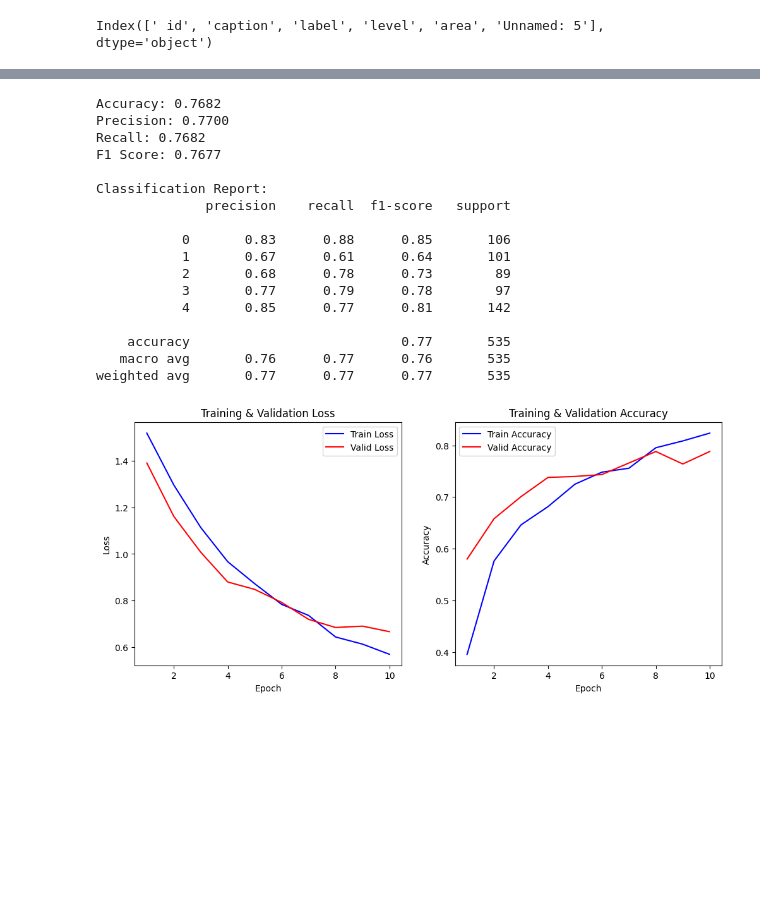
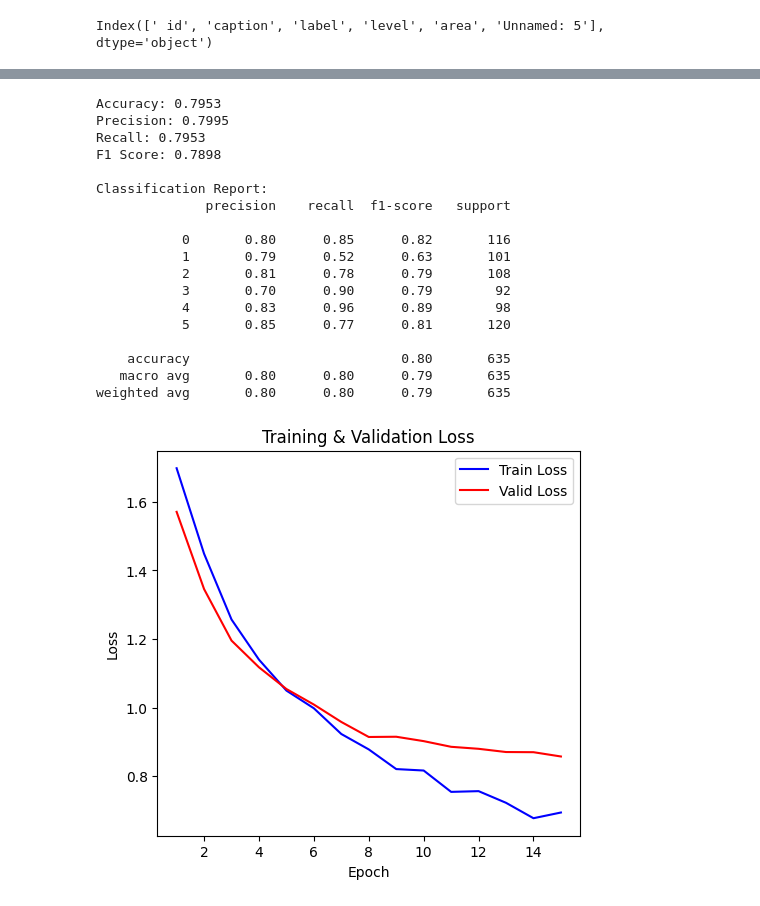
Before and after one commit to SanjidaPriya57/Multimodal_Disaster_Dataset_Bangla-MDDB, a Jupyter notebook: ViT_Multiclass_MDDB.ipynb, the cells around one changed output, grey strips where cells are left out. Saved outputs shown, nothing was run; the diff lists cells and outputs as text; code cells hidden in the pictures; blank space fills up the shorter version.

```diff
--- a/ViT_Multiclass_MDDB.ipynb
+++ b/ViT_Multiclass_MDDB.ipynb
@@ -116,7 +93,8 @@ class ImageDataset(Dataset):
             'cyclone': 1,
             'earthquake': 2,
             'river erosion': 3,
-            'anthropogenic': 4
+            'fire' : 4,
+            'anthropogenic': 5,
         }
 
     def __len__(self):
@@ -150,7 +128,7 @@ class ImageDataset(Dataset):
         image = Image.open(image_path).convert('RGB')
         image = self.image_transforms(image)
 
-        assert 0 <= label <= 4, f"Label {label} out of range"
+        assert 0 <= label <= 5, f"Label {label} out of range"
 
         return {
             'original_label': label,
@@ -220,6 +198,19 @@ test_dataset = ImageDataset(test_data, images_folder, valid_transforms)
 train_loader = DataLoader(train_dataset, batch_size=32, shuffle=True, num_workers=4)
 valid_loader = DataLoader(valid_dataset, batch_size=32, shuffle=False, num_workers=4)
 test_loader = DataLoader(test_dataset, batch_size=32, shuffle=False, num_workers=4)
+# %%
+class LabelSmoothingCrossEntropy(nn.Module):
+    def __init__(self, smoothing=0.1):
+        super().__init__()
+        self.smoothing = smoothing
+
+    def forward(self, pred, target):
+        confidence = 1.0 - self.smoothing
+        log_probs = torch.nn.functional.log_softmax(pred, dim=-1)
+        nll_loss = -log_probs.gather(dim=-1, index=target.unsqueeze(1)).squeeze(1)
+        smooth_loss = -log_probs.mean(dim=-1)
+        loss = confidence * nll_loss + self.smoothing * smooth_loss
+        return loss.mean()
 # %%
 import torch.nn as nn
 from transformers import ViTForImageClassification, ViTImageProcessor
@@ -228,7 +219,7 @@ from torchvision import transforms
 from torch.optim.lr_scheduler import ReduceLROnPlateau
 
 # Model setup: Load Pretrained ViT Model
-model = ViTForImageClassification.from_pretrained("google/vit-base-patch16-224-in21k", num_labels=5)
+model = ViTForImageClassification.from_pretrained("google/vit-base-patch16-224-in21k", num_labels=6)
 
 # Move model to GPU if available
 device = torch.device('cuda' if torch.cuda.is_available() else 'cpu')
@@ -236,6 +227,7 @@ model.to(device)
 
 # Define optimizer and criterion
 optimizer = optim.AdamW(model.parameters(), lr=2e-5)
+criterion = LabelSmoothingCrossEntropy(smoothing=0.1)
 scheduler = ReduceLROnPlateau(optimizer, 'min', patience=2)  # Learning rate scheduler
 
 # Preprocessing for ViT (using ViTImageProcessor)
@@ -300,9 +292,9 @@ def validate_one_epoch(model, data_loader, criterion, device):
     return epoch_loss, epoch_acc
 
 # Early stopping parameters
-num_epochs = 20  # Increased epochs for better training
+num_epochs = 15  # Increased epochs for better training
 best_acc = 0.0
-patience = 5  # Increased patience for early stopping
+patience = 3  # Increased patience for early stopping
 counter = 0
 
 # Lists to save loss and accuracy for plotting
@@ -409,44 +401,45 @@ print(f"F1 Score: {f1:.4f}")
 print("\nClassification Report:")
 print(report)
 # %% [output]
-Accuracy: 0.7682
-Precision: 0.7700
-Recall: 0.7682
-F1 Score: 0.7677
+Accuracy: 0.7953
+Precision: 0.7995
+Recall: 0.7953
+F1 Score: 0.7898
 
 Classification Report:
               precision    recall  f1-score   support
 
-           0       0.83      0.88      0.85       106
-           1       0.67      0.61      0.64       101
-           2       0.68      0.78      0.73        89
-           3       0.77      0.79      0.78        97
-           4       0.85      0.77      0.81       142
+           0       0.80      0.85      0.82       116
+           1       0.79      0.52      0.63       101
+           2       0.81      0.78      0.79       108
+           3       0.70      0.90      0.79        92
+           4       0.83      0.96      0.89        98
+           5       0.85      0.77      0.81       120
 
-    accuracy                           0.77       535
-   macro avg       0.76      0.77      0.76       535
-weighted avg       0.77      0.77      0.77       535
+    accuracy                           0.80       635
+   macro avg       0.80      0.80      0.79       635
+weighted avg       0.80      0.80      0.79       635
 # %%
 # Plot training & validation loss and accuracy curves
 epochs = range(1, len(train_losses) + 1)
 
 plt.figure(figsize=(12,5))
 plt.subplot(1, 2, 1)
 plt.plot(epochs, train_losses, 'b-', label='Train Loss')
 plt.plot(epochs, valid_losses, 'r-', label='Valid Loss')
 plt.xlabel('Epoch')
 plt.ylabel('Loss')
 plt.title('Training & Validation Loss')
 plt.legend()
 
-plt.subplot(1, 2, 2)
-plt.plot(epochs, train_accuracies, 'b-', label='Train Accuracy')
-plt.plot(epochs, valid_accuracies, 'r-', label='Valid Accuracy')
-plt.xlabel('Epoch')
-plt.ylabel('Accuracy')
-plt.title('Training & Validation Accuracy')
-plt.legend()
+# plt.subplot(1, 2, 2)
+# plt.plot(epochs, train_accuracies, 'b-', label='Train Accuracy')
+# plt.plot(epochs, valid_accuracies, 'r-', label='Valid Accuracy')
+# plt.xlabel('Epoch')
+# plt.ylabel('Accuracy')
+# plt.title('Training & Validation Accuracy')
+# plt.legend()
 
 plt.show()
 # %% [output]
-[figure, old version]
+[figure, new version]
```
Also changed, not shown: parts of 3 cells of this notebook.
